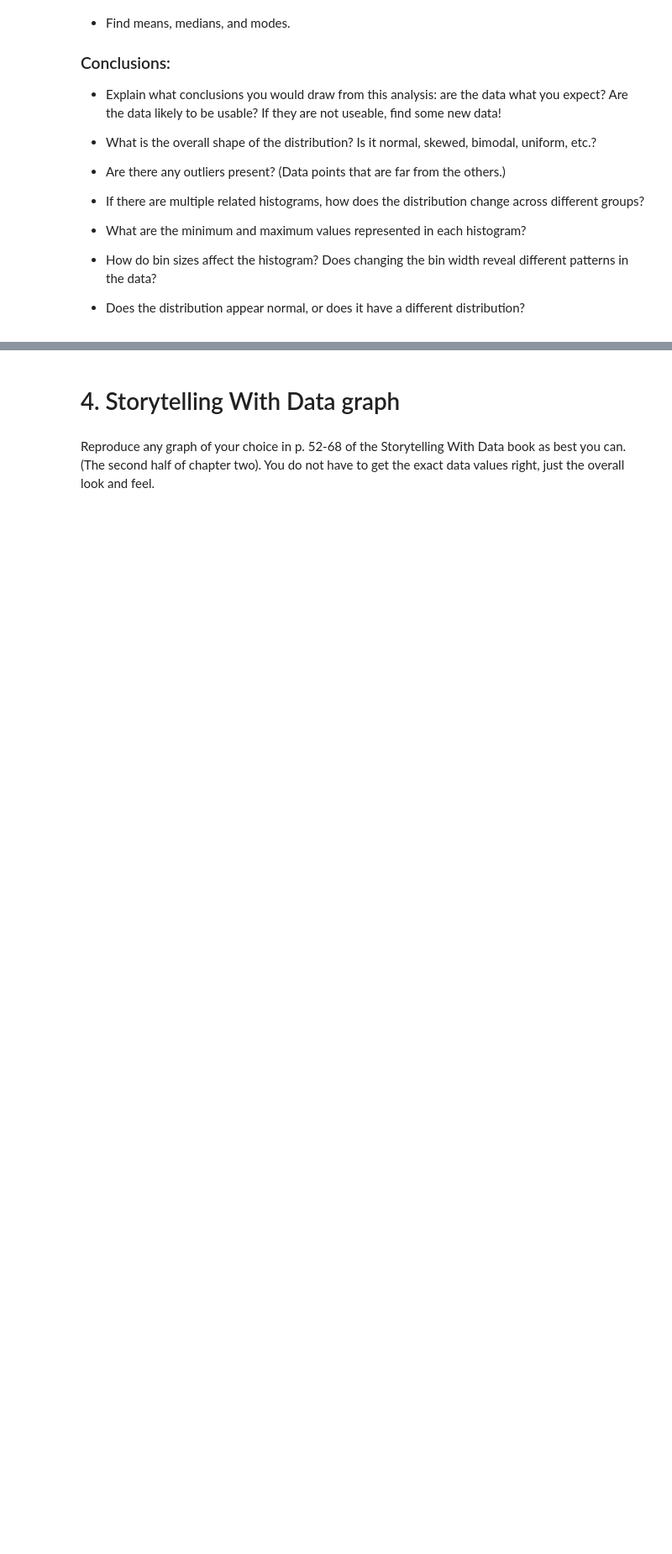
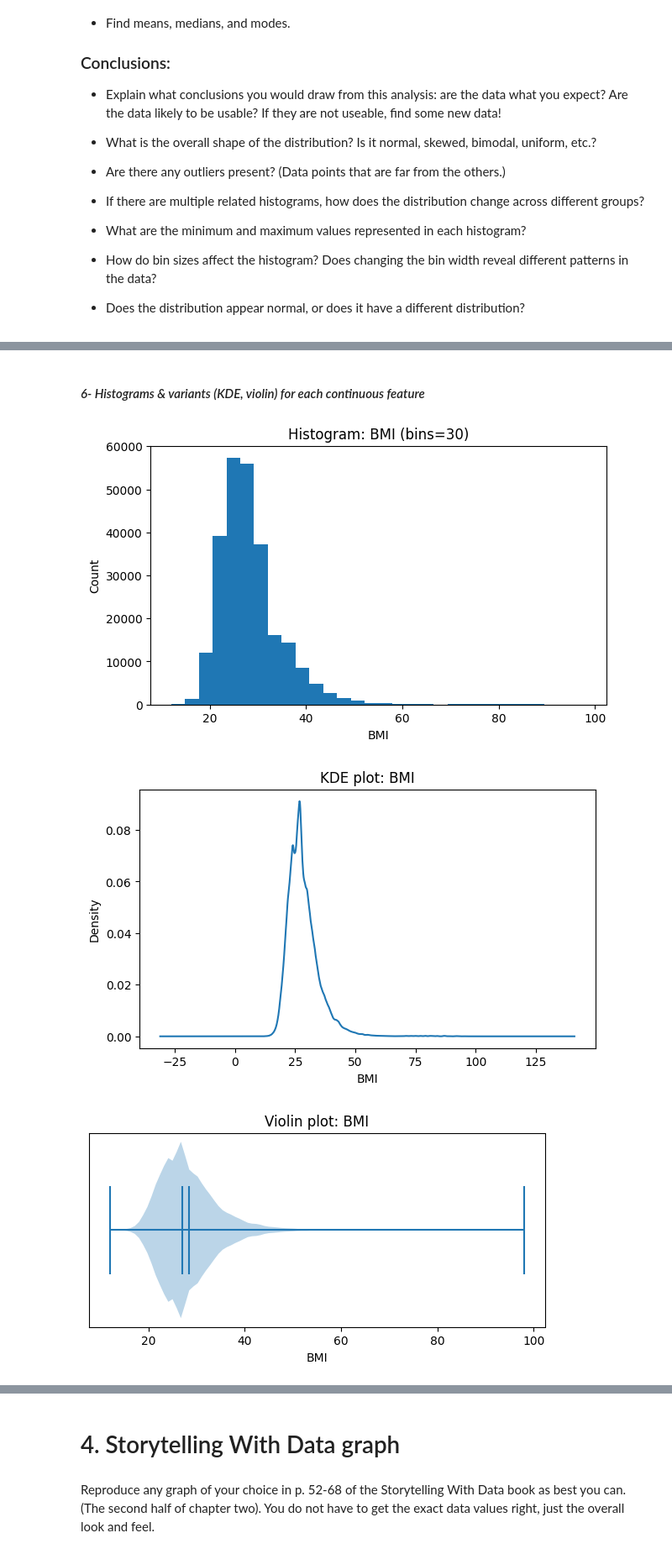
Before and after one commit to jasser-dh/Module-B-semester-2, a Jupyter notebook: OMDS-ModB2-Week4-Dhaouadi-Jasser.ipynb, the cells around one changed output, grey strips where cells are left out. Shown at 84% size. Saved outputs shown, nothing was run; the diff lists cells and outputs as text; code cells hidden in the pictures; blank space fills up the shorter version.

```diff
--- a/OMDS-ModB2-Week4-Dhaouadi-Jasser.ipynb
+++ b/OMDS-ModB2-Week4-Dhaouadi-Jasser.ipynb
@@ -138,0 +284,35 @@ This week, you will do the same types of exercises as last week, but you should
+# %% [markdown]
+#### *6- Histograms & variants (KDE, violin) for each continuous feature*
+# %%
+def plot_hist_kde_violin(col, bins=30):
+    s = df_cdc_diabetes[col].dropna()
+
+    # Histogram
+    fig, ax = plt.subplots(figsize=(7,4))
+    ax.hist(s.values, bins=bins)
+    ax.set_title(f"Histogram: {col} (bins={bins})")
+    ax.set_xlabel(col)
+    ax.set_ylabel("Count")
+    plt.show()
+
+    # KDE
+    fig, ax = plt.subplots(figsize=(7,4))
+    s.plot(kind="kde", ax=ax)
+    ax.set_title(f"KDE plot: {col}")
+    ax.set_xlabel(col)
+    plt.show()
+
+    # Violin
+    fig, ax = plt.subplots(figsize=(7,3))
+    ax.violinplot(s.values, vert=False, showmeans=True, showmedians=True)
+    ax.set_title(f"Violin plot: {col}")
+    ax.set_xlabel(col)
+    ax.set_yticks([])
+    plt.show()
+
+for c in ["BMI", "MentHlth", "PhysHlth"]:
+    plot_hist_kde_violin(c, bins=30)
+# %% [output]
+[figure, added]
+[figure, added]
+[figure, added]
```
Also changed, not shown: parts of 33 cells of this notebook.
